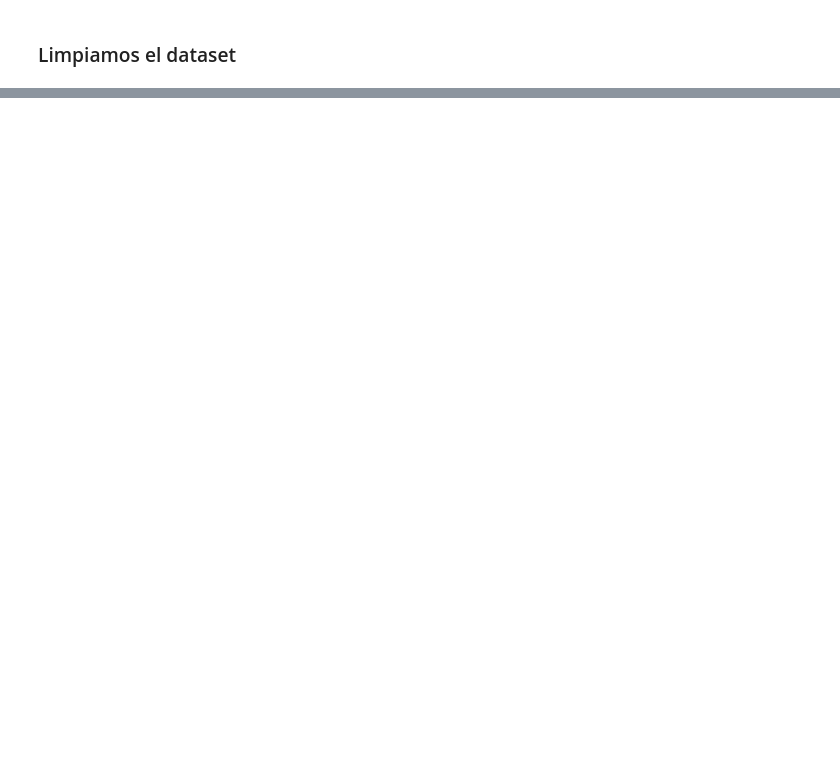
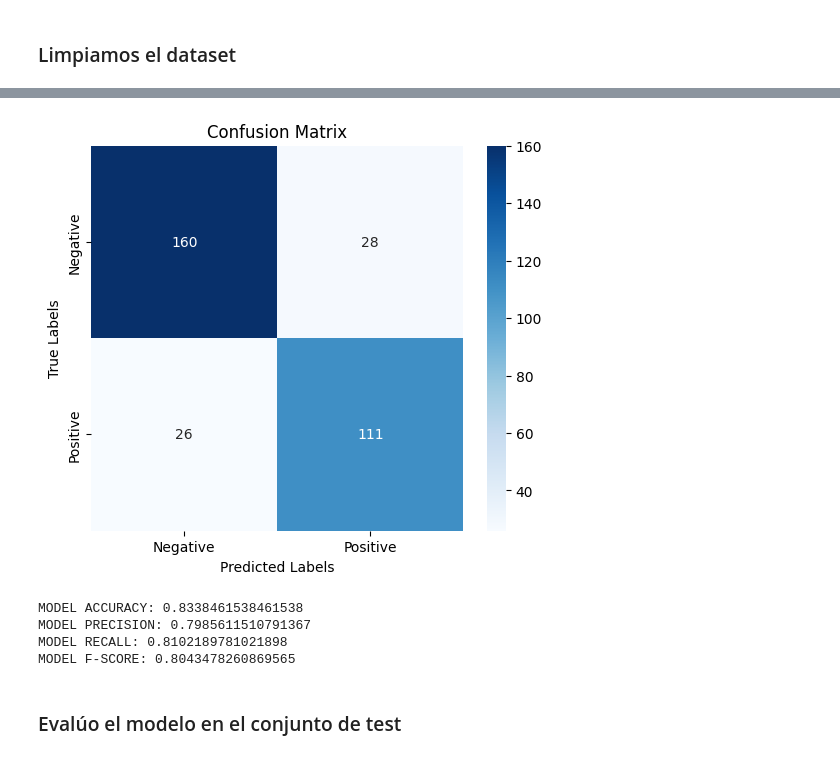
Before and after one commit to fedegutman/TP2ML, a Jupyter notebook: GUTMAN_FEDERICO_Notebook_TP2.ipynb, the cells around one changed output, grey strips where cells are left out. Cells and saved outputs as stored; diff of their text form; code cells hidden in the pictures; blank space fills up the shorter version.

```diff
--- a/GUTMAN_FEDERICO_Notebook_TP2.ipynb
+++ b/GUTMAN_FEDERICO_Notebook_TP2.ipynb
@@ -49,0 +100,12 @@ max       1.000000
+# %%
+columns_to_normalize = [
+    'CellSize', 'CellShape', 'NucleusDensity', 'ChromatinTexture',
+    'CytoplasmSize', 'MitosisRate', 'NuclearMembrane',
+    'GrowthFactor', 'OxygenSaturation', 'Vascularization', 'InflammationMarkers'
+]
+
+train_df, valid_df = ds.train_val_split(cancer_dataset, seed=42, train_size=0.8)
+train_df, valid_df = pr.normalize_train_test(train_df, valid_df, columns=columns_to_normalize)
+
+possible_lambdas = np.logspace(-3, 1, 5).tolist()
+avg_lambdas = ds.cross_val(valid_df, target_name='Diagnosis', lambda_values=possible_lambdas, k = 5)
@@ -49,0 +126,28 @@ max       1.000000
+# %%
+model = BinaryClassifier(train_df, target_name='Diagnosis', ridge_lambda=0, fit=True) # con regularizacion empeora
+
+# Generate predictions for the training data
+valid_features = valid_df.drop(columns=['Diagnosis']).values
+valid_predictions = model.predict(valid_features)
+
+results = pd.DataFrame({
+    'Diagnosis': valid_df['Diagnosis'],
+    'Prediction': valid_predictions
+})
+
+model_stats = metrics.extract_results(results)
+
+metrics.confusion_matrix(model_stats)
+
+print(f'MODEL ACCURACY: {metrics.accuracy(model_stats)}')
+print(f'MODEL PRECISION: {metrics.precision(model_stats)}')
+print(f'MODEL RECALL: {metrics.recall(model_stats)}')
+print(f'MODEL F-SCORE: {metrics.fscore(model_stats)}')
+# %% [output]
+[figure, added]
+MODEL ACCURACY: 0.8338461538461538
+MODEL PRECISION: 0.7985611510791367
+MODEL RECALL: 0.8102189781021898
+MODEL F-SCORE: 0.8043478260869565
+# %% [markdown]
+### Evalúo el modelo en el conjunto de test
```
Also changed, not shown: parts of 7 cells of this notebook, 16 other files.
